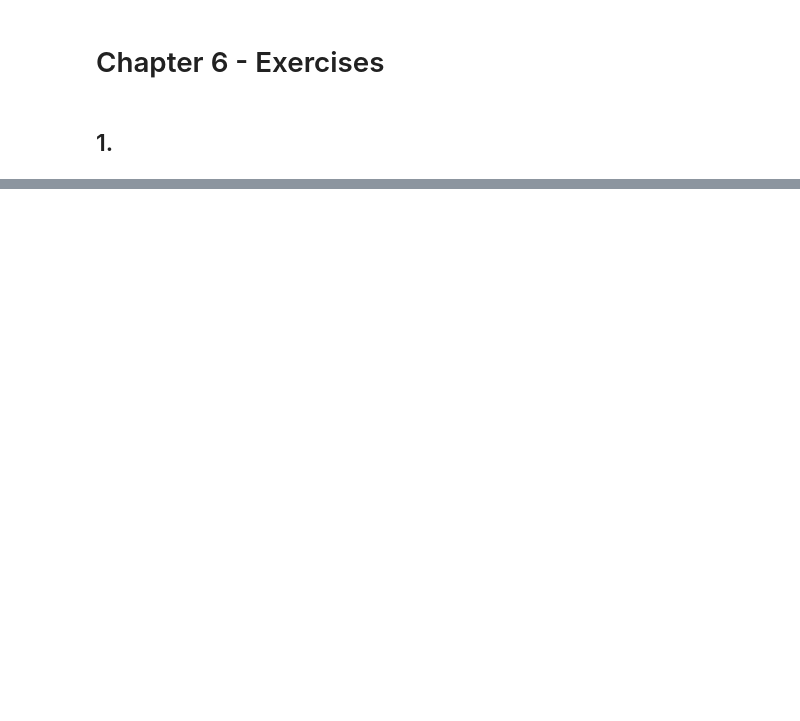
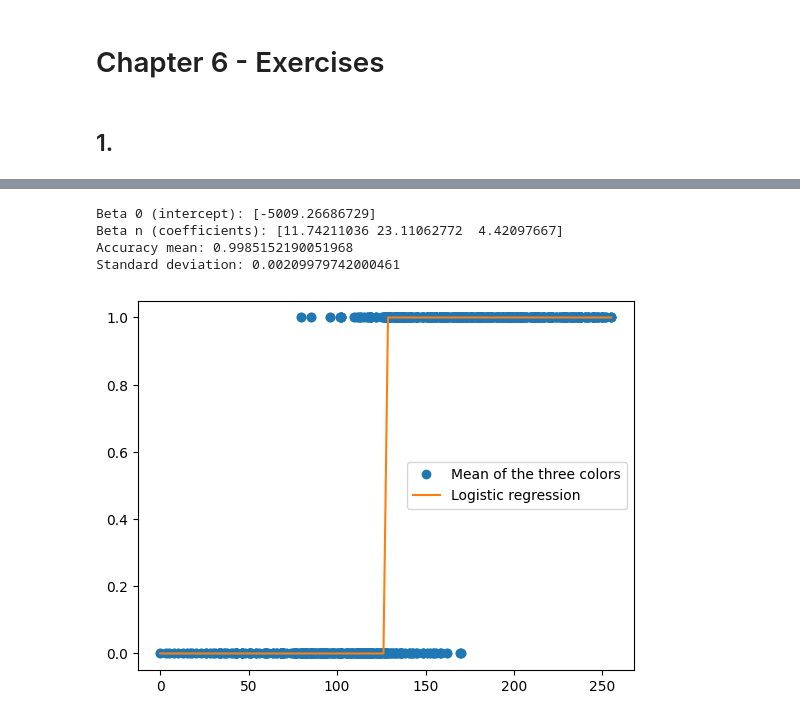
Before and after one commit to luzianscherrer/emfds, a Jupyter notebook: chapter_06.ipynb, the cells around one changed output, grey strips where cells are left out. Saved outputs shown, nothing was run; the diff lists cells and outputs as text; code cells hidden in the pictures; blank space fills up the shorter version.

```diff
--- a/chapter_06.ipynb
+++ b/chapter_06.ipynb
@@ -22,0 +5,12 @@ plot(p, q, (x, -2, 6), ylim=[-0.5,1.5])
+# %%
+import pandas as pd
+import matplotlib.pyplot as plt
+import numpy as np
+from sklearn.linear_model import LogisticRegression
+from scipy.special import expit
+from sklearn.model_selection import KFold, cross_val_score
+from sklearn.metrics import confusion_matrix, ConfusionMatrixDisplay
+from sklearn.model_selection import train_test_split
+
+df = pd.read_csv('https://bit.ly/3imidqa')
+print(df)
@@ -22,0 +42,6 @@ plot(p, q, (x, -2, 6), ylim=[-0.5,1.5])
+# %%
+input = df.to_numpy()[:, :-1]
+print(input)
+
+output = df.to_numpy()[:, -1]
+print(output)
@@ -22,0 +57,29 @@ plot(p, q, (x, -2, 6), ylim=[-0.5,1.5])
+# %%
+kfold = KFold(n_splits=3, shuffle=True)
+model = LogisticRegression(penalty=None)
+model.fit(input, output)
+results = cross_val_score(model, input, output, cv=kfold)
+
+b0 = model.intercept_.flatten()
+bn = model.coef_.flatten()
+
+print(f"Beta 0 (intercept): {b0}")
+print(f"Beta n (coefficients): {bn}")
+print(f"Accuracy mean: {results.mean()}")
+print(f"Standard deviation: {results.std()}")
+
+plt.subplot()
+plt.plot(np.mean(input, axis=1), output, 'o', label="Mean of the three colors")
+
+x = np.linspace(0, 255, 100)
+y = expit(b0+sum(i*x for i in bn))
+plt.plot(x, y, label="Logistic regression")
+
+plt.legend()
+plt.show()
+# %% [output]
+Beta 0 (intercept): [-5009.26686729]
+Beta n (coefficients): [11.74211036 23.11062772  4.42097667]
+Accuracy mean: 0.9985152190051968
+Standard deviation: 0.00209979742000461
+[figure, added]
```
Also changed, not shown: parts of 10 cells of this notebook.
